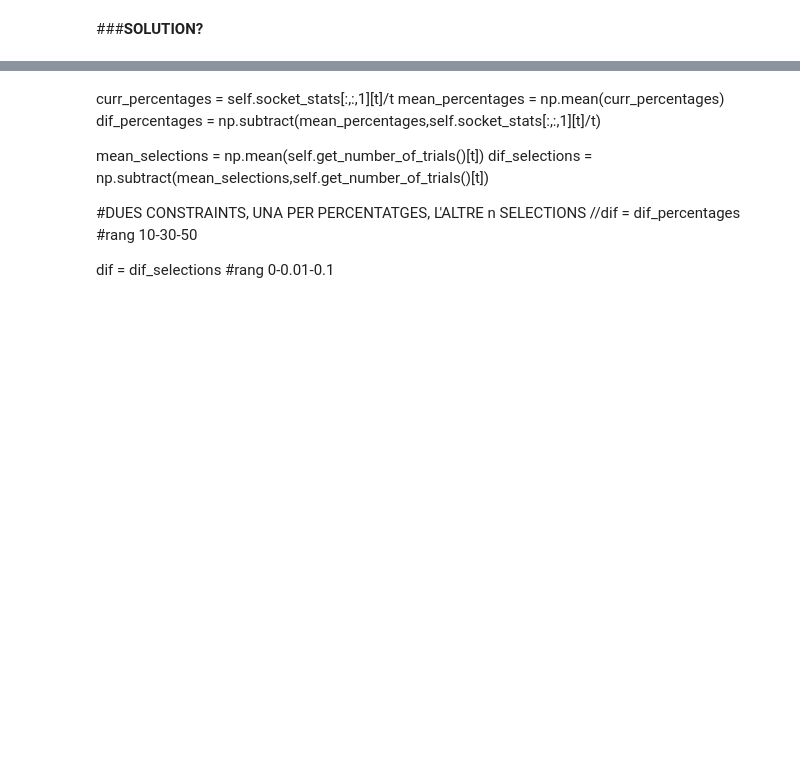
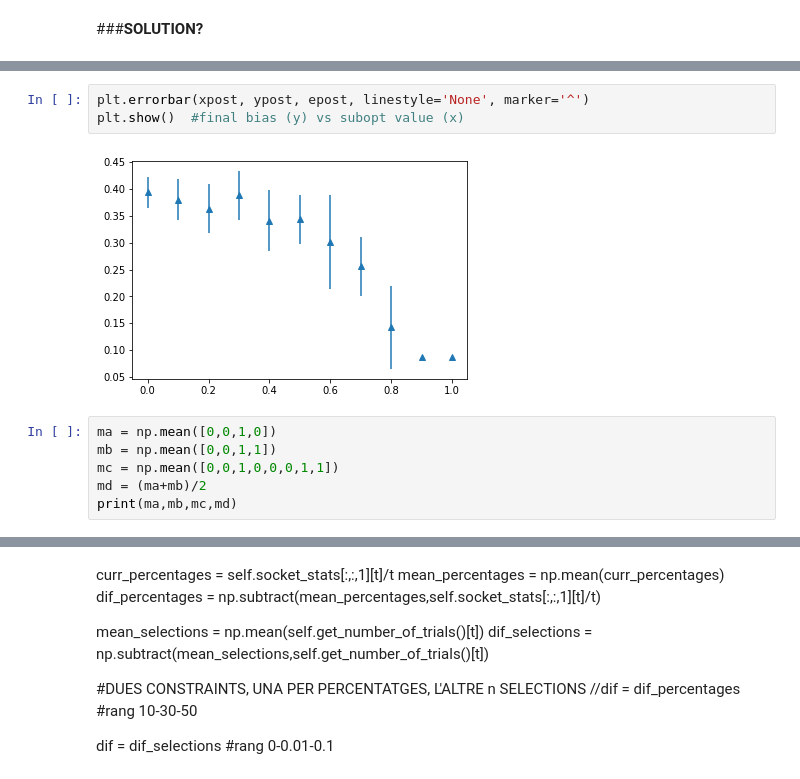
Before and after one commit to quimHM/QHM_TFG_repository, a Jupyter notebook: MAB_sim.ipynb, the cells around one changed output, grey strips where cells are left out. Drawn from its saved outputs; the diff is of its cells as text; blank space fills up the shorter version.

```diff
--- a/MAB_sim.ipynb
+++ b/MAB_sim.ipynb
@@ -1294,0 +1300,11 @@ plt.show()  #final bias (y) vs subopt value (x)
+# %%
+plt.errorbar(xpost, ypost, epost, linestyle='None', marker='^')
+plt.show()  #final bias (y) vs subopt value (x)
+# %% [output]
+[figure, added]
+# %%
+ma = np.mean([0,0,1,0])
+mb = np.mean([0,0,1,1])
+mc = np.mean([0,0,1,0,0,0,1,1])
+md = (ma+mb)/2
+print(ma,mb,mc,md)
```
Also changed, not shown: parts of 50 cells of this notebook.
